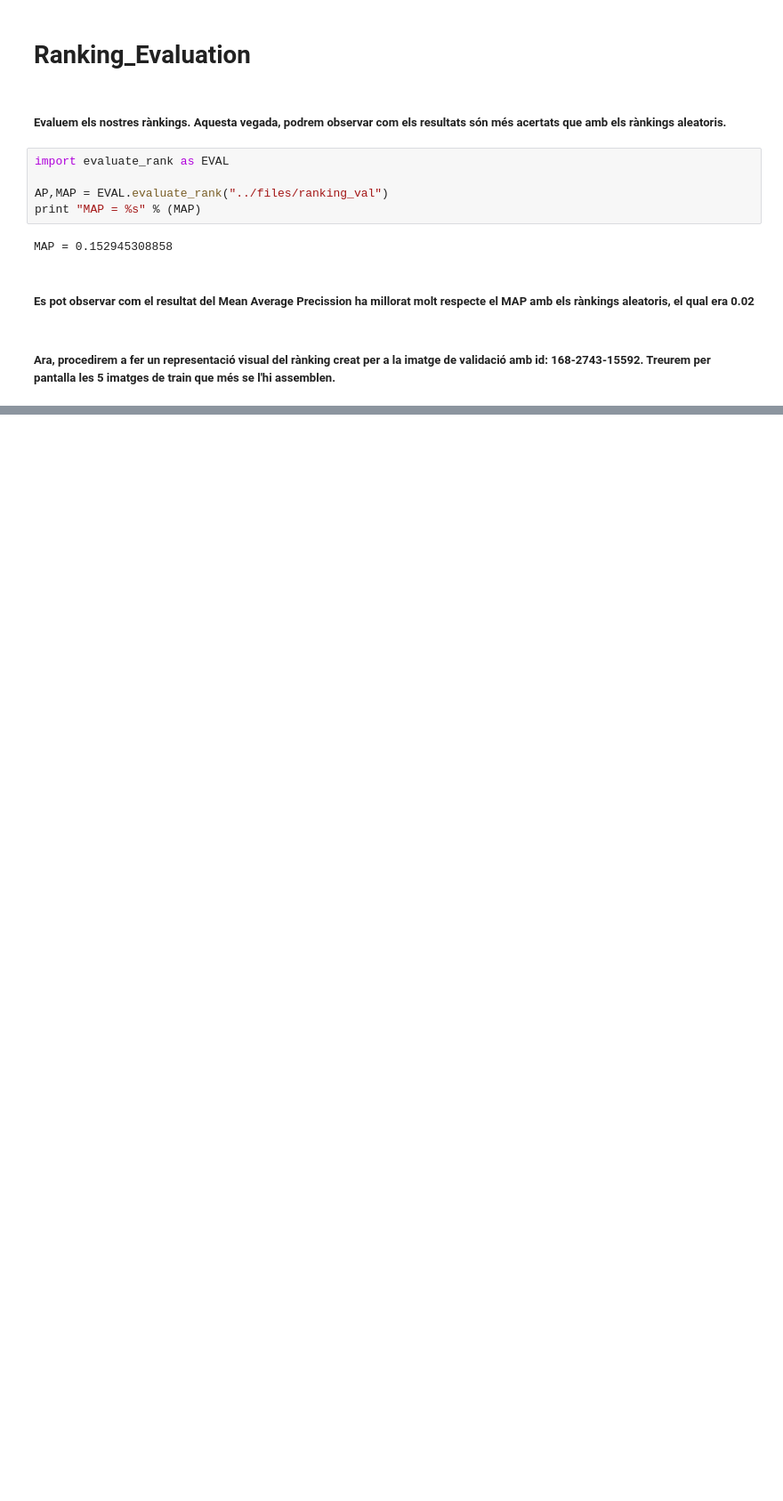
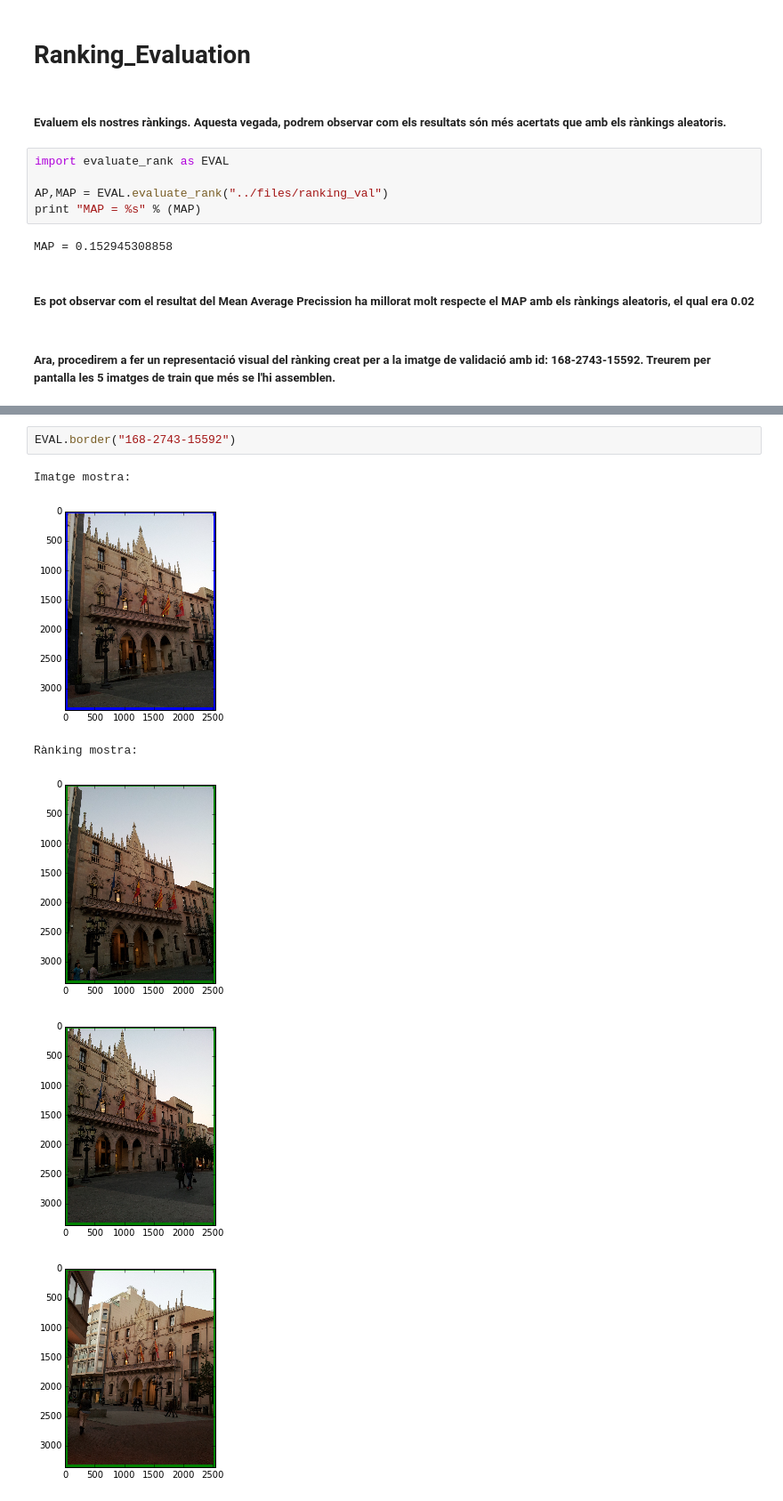
Before and after one commit to gdsa-upc/102.1, a Jupyter notebook: src/S5 - RANKING EVALUATION.ipynb, the cells around one changed output, grey strips where cells are left out. Shown at 89% size. Saved outputs shown, nothing was run; the diff lists cells and outputs as text; blank space fills up the shorter version.

```diff
--- a/src/S5 - RANKING EVALUATION.ipynb
+++ b/src/S5 - RANKING EVALUATION.ipynb
@@ -162,0 +136,9 @@ Rànking mostra:
+# %%
+EVAL.border("168-2743-15592")
+# %% [output]
+Imatge mostra:
+[figure, added]
+Rànking mostra:
+[figure, added]
+[figure, added]
+[figure, added]
```
Also changed, not shown: parts of 2 cells of this notebook, 1 other file.
